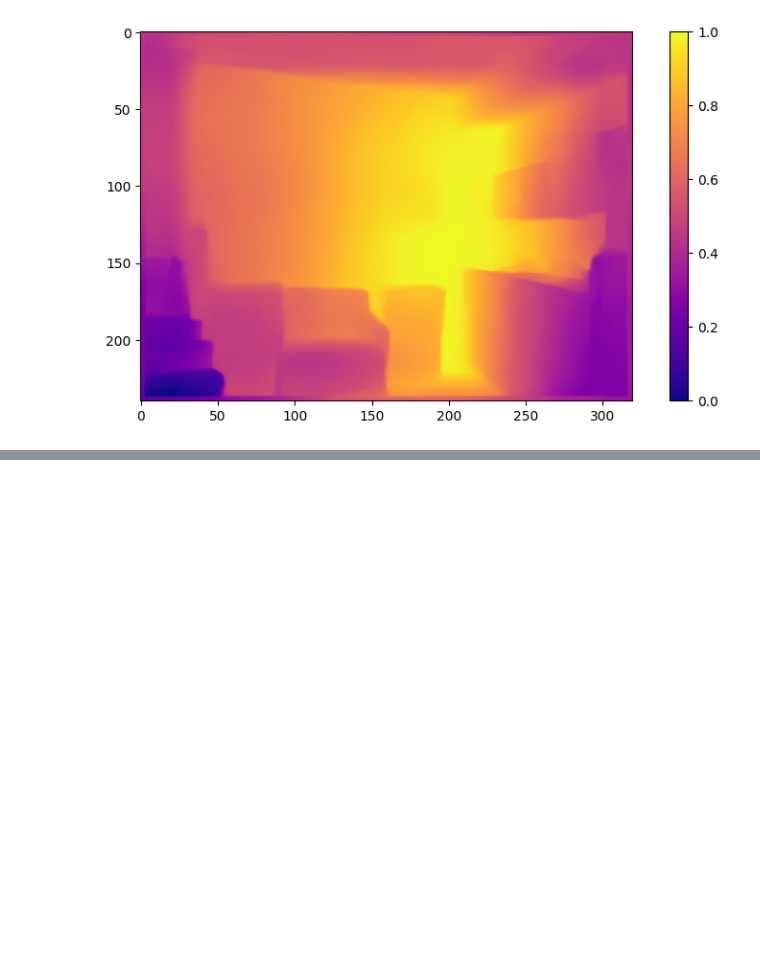
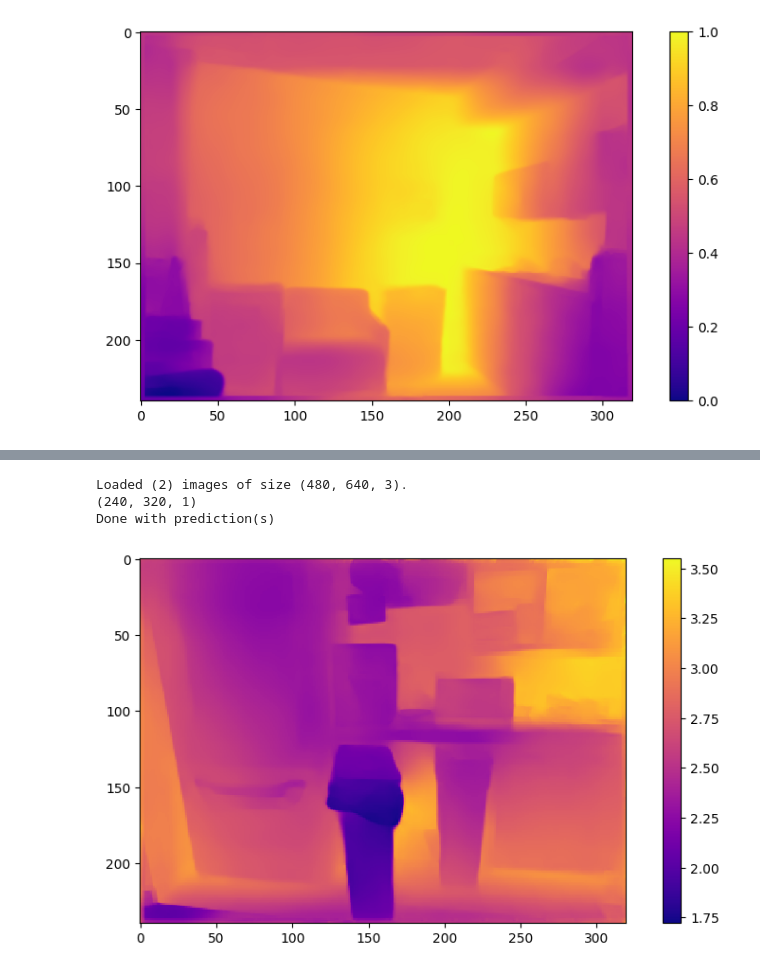
Before and after one commit to henrykaus/monocular-depth-estimation, a Jupyter notebook: notebook.ipynb, the cells around one changed output, grey strips where cells are left out. Saved outputs shown, nothing was run; the diff lists cells and outputs as text; code cells hidden in the pictures; blank space fills up the shorter version.

```diff
--- a/notebook.ipynb
+++ b/notebook.ipynb
@@ -147,0 +150,17 @@ plt.show()
+# %%
+# Apply the equation to a new image
+inputs_for_test = load_images_with_resize(glob.glob(args.testinput))
+print('\nLoaded ({0}) images of size {1}.'.format(inputs_for_test.shape[0], inputs_for_test.shape[1:]))
+new_outputs = predict(model, inputs_for_test)
+print('Done with prediction(s)')
+
+new_predicted_image = normalize_image(np.asarray(new_outputs[0])) # This output can be messed with however now
+new_true_depth_estimate = a * new_predicted_image + b
+plt.figure(figsize=(10,5))
+out = plt.imshow(new_true_depth_estimate, cmap='plasma', interpolation='nearest')
+out = plt.colorbar()
+# %% [output]
+Loaded (2) images of size (480, 640, 3).
+(240, 320, 1)
+Done with prediction(s)
+[figure, added]
```
Also changed, not shown: parts of 3 cells of this notebook, 2 other files.
